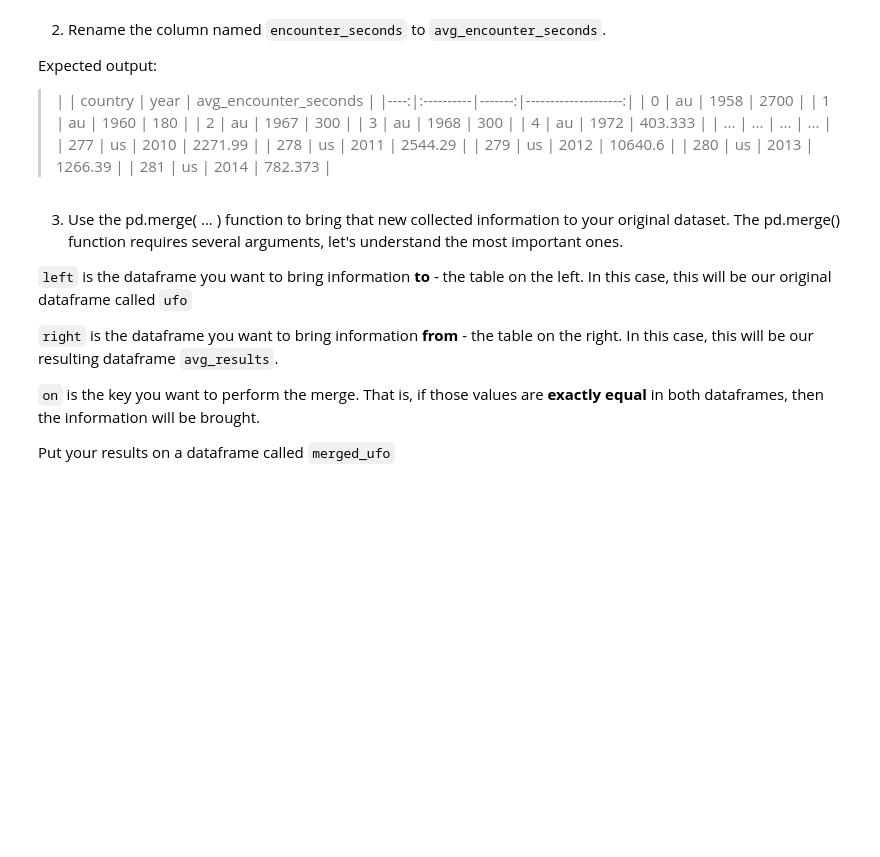
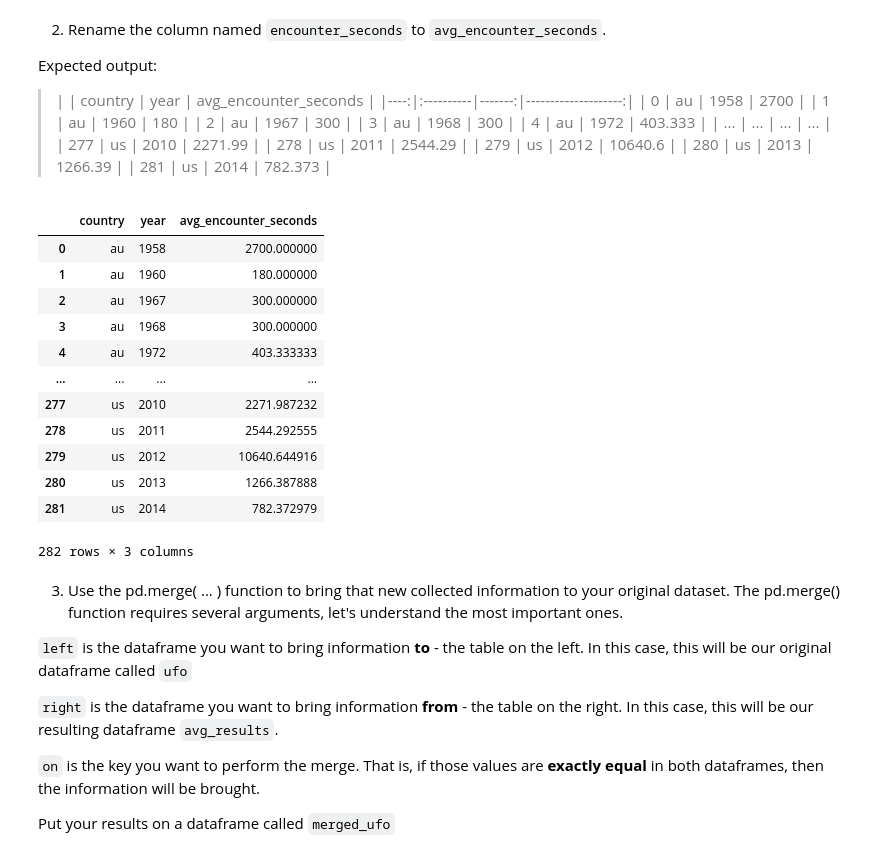
Before and after one commit to pedrodgn/ironhack, a Jupyter notebook: week2/lab-data-manipulation-part1-and-part2.ipynb, the cells around one changed output. Cells and saved outputs as stored; diff of their text form; code cells hidden in the pictures; blank space fills up the shorter version.

```diff
--- a/week2/lab-data-manipulation-part1-and-part2.ipynb
+++ b/week2/lab-data-manipulation-part1-and-part2.ipynb
@@ -465,6 +530,23 @@ Expected output:
 | 279 | us        |   2012 |     10640.6         |
 | 280 | us        |   2013 |      1266.39        |
 | 281 | us        |   2014 |       782.373       |
+# %%
+avg_results = ufo_vars.groupby(by=["country","year"]).agg({"encounter_seconds":"mean"}).reset_index().rename(columns={"encounter_seconds":"avg_encounter_seconds"})
+avg_results
+# %% [output]
+|  | country | year | avg_encounter_seconds |
+| 0 | au | 1958 | 2700.000000 |
+| 1 | au | 1960 | 180.000000 |
+| 2 | au | 1967 | 300.000000 |
+| 3 | au | 1968 | 300.000000 |
+| 4 | au | 1972 | 403.333333 |
+| ... | ... | ... | ... |
+| 277 | us | 2010 | 2271.987232 |
+| 278 | us | 2011 | 2544.292555 |
+| 279 | us | 2012 | 10640.644916 |
+| 280 | us | 2013 | 1266.387888 |
+| 281 | us | 2014 | 782.372979 |
+282 rows × 3 columns
 # %% [markdown]
 3. Use the pd.merge( ... ) function to bring that new collected information to your original dataset.
 The pd.merge() function requires several arguments, let's understand the most important ones.
```
Also changed, not shown: parts of 9 cells of this notebook, 1 other file.
